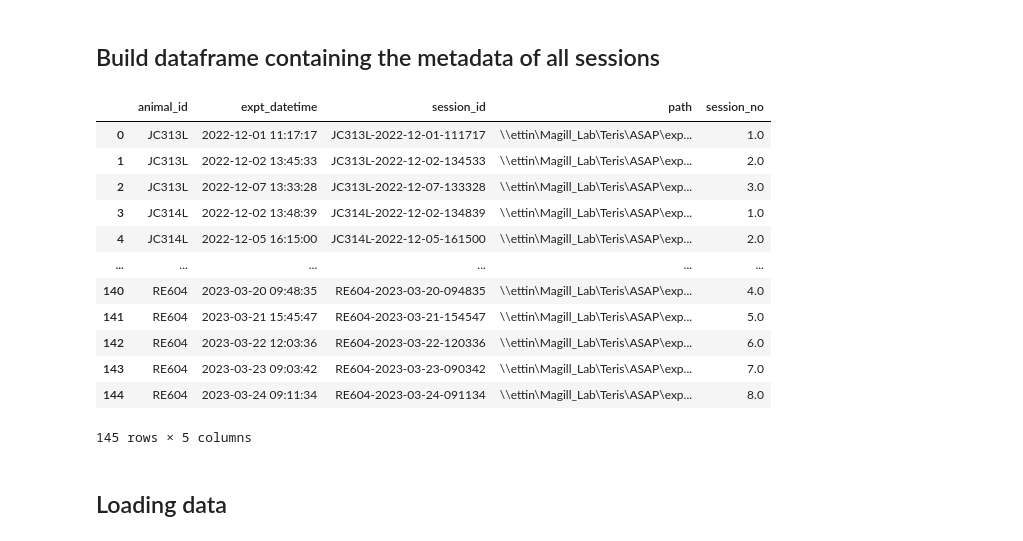
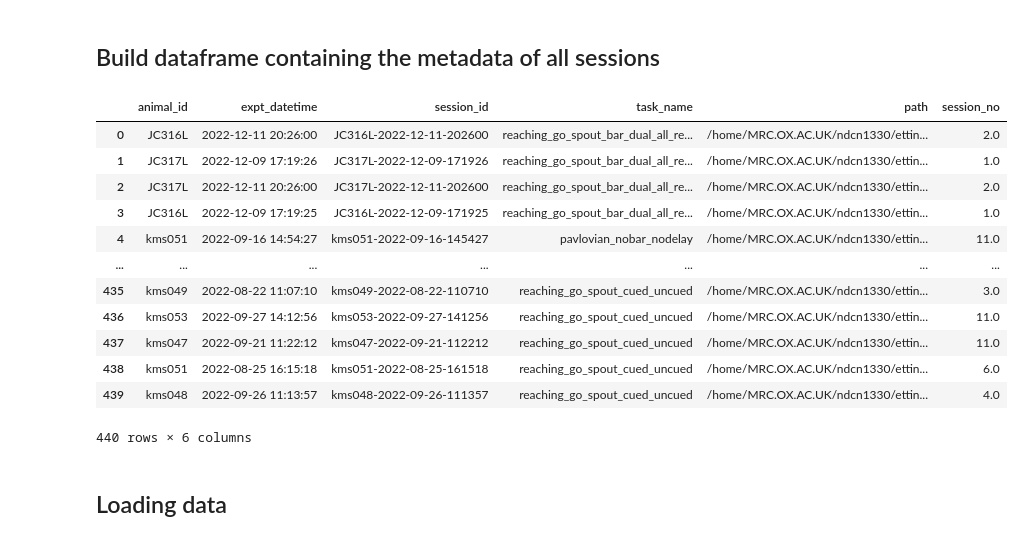
Before and after one commit to Magill-ASAP-team/trialexp, a Jupyter notebook: notebooks/workflow/multi_session_analysis_filter.ipynb, the cells around one changed output. Saved outputs shown, nothing was run; the diff lists cells and outputs as text; code cells hidden in the pictures.

```diff
--- a/notebooks/workflow/multi_session_analysis_filter.ipynb
+++ b/notebooks/workflow/multi_session_analysis_filter.ipynb
@@ -18,24 +18,26 @@ from trialexp.process.folder_org.utils import build_session_info, load_and_conca
 # %% [markdown]
 ## Build dataframe containing the metadata of all sessions
 # %%
-root_path = r'\\ettin\Magill_Lab\Teris\ASAP\expt_sessions\*'
+# root_path = r'\\ettin\Magill_Lab\Teris\ASAP\expt_sessions\*'
+
+root_path = '/home/MRC.OX.AC.UK/ndcn1330/ettin/Julien/Data/head-fixed/by_sessions/*/*'
 
 df_session_info = build_session_info(root_path)
 df_session_info
 # %% [output]
-|  | animal_id | expt_datetime | session_id | path | session_no |
-| 0 | JC313L | 2022-12-01 11:17:17 | JC313L-2022-12-01-111717 | \\ettin\Magill_Lab\Teris\ASAP\exp... | 1.0 |
-| 1 | JC313L | 2022-12-02 13:45:33 | JC313L-2022-12-02-134533 | \\ettin\Magill_Lab\Teris\ASAP\exp... | 2.0 |
-| 2 | JC313L | 2022-12-07 13:33:28 | JC313L-2022-12-07-133328 | \\ettin\Magill_Lab\Teris\ASAP\exp... | 3.0 |
-| 3 | JC314L | 2022-12-02 13:48:39 | JC314L-2022-12-02-134839 | \\ettin\Magill_Lab\Teris\ASAP\exp... | 1.0 |
-| 4 | JC314L | 2022-12-05 16:15:00 | JC314L-2022-12-05-161500 | \\ettin\Magill_Lab\Teris\ASAP\exp... | 2.0 |
-| ... | ... | ... | ... | ... | ... |
-| 140 | RE604 | 2023-03-20 09:48:35 | RE604-2023-03-20-094835 | \\ettin\Magill_Lab\Teris\ASAP\exp... | 4.0 |
-| 141 | RE604 | 2023-03-21 15:45:47 | RE604-2023-03-21-154547 | \\ettin\Magill_Lab\Teris\ASAP\exp... | 5.0 |
-| 142 | RE604 | 2023-03-22 12:03:36 | RE604-2023-03-22-120336 | \\ettin\Magill_Lab\Teris\ASAP\exp... | 6.0 |
-| 143 | RE604 | 2023-03-23 09:03:42 | RE604-2023-03-23-090342 | \\ettin\Magill_Lab\Teris\ASAP\exp... | 7.0 |
-| 144 | RE604 | 2023-03-24 09:11:34 | RE604-2023-03-24-091134 | \\ettin\Magill_Lab\Teris\ASAP\exp... | 8.0 |
+|  | animal_id | expt_datetime | session_id | task_name | path | session_no |
+| 0 | JC316L | 2022-12-11 20:26:00 | JC316L-2022-12-11-202600 | reaching_go_spout_bar_dual_all_re... | /home/MRC.OX.AC.UK/ndcn1330/ettin... | 2.0 |
+| 1 | JC317L | 2022-12-09 17:19:26 | JC317L-2022-12-09-171926 | reaching_go_spout_bar_dual_all_re... | /home/MRC.OX.AC.UK/ndcn1330/ettin... | 1.0 |
+| 2 | JC317L | 2022-12-11 20:26:00 | JC317L-2022-12-11-202600 | reaching_go_spout_bar_dual_all_re... | /home/MRC.OX.AC.UK/ndcn1330/ettin... | 2.0 |
+| 3 | JC316L | 2022-12-09 17:19:25 | JC316L-2022-12-09-171925 | reaching_go_spout_bar_dual_all_re... | /home/MRC.OX.AC.UK/ndcn1330/ettin... | 1.0 |
+| 4 | kms051 | 2022-09-16 14:54:27 | kms051-2022-09-16-145427 | pavlovian_nobar_nodelay | /home/MRC.OX.AC.UK/ndcn1330/ettin... | 11.0 |
+| ... | ... | ... | ... | ... | ... | ... |
+| 435 | kms049 | 2022-08-22 11:07:10 | kms049-2022-08-22-110710 | reaching_go_spout_cued_uncued | /home/MRC.OX.AC.UK/ndcn1330/ettin... | 3.0 |
+| 436 | kms053 | 2022-09-27 14:12:56 | kms053-2022-09-27-141256 | reaching_go_spout_cued_uncued | /home/MRC.OX.AC.UK/ndcn1330/ettin... | 11.0 |
+| 437 | kms047 | 2022-09-21 11:22:12 | kms047-2022-09-21-112212 | reaching_go_spout_cued_uncued | /home/MRC.OX.AC.UK/ndcn1330/ettin... | 11.0 |
+| 438 | kms051 | 2022-08-25 16:15:18 | kms051-2022-08-25-161518 | reaching_go_spout_cued_uncued | /home/MRC.OX.AC.UK/ndcn1330/ettin... | 6.0 |
+| 439 | kms048 | 2022-09-26 11:13:57 | kms048-2022-09-26-111357 | reaching_go_spout_cued_uncued | /home/MRC.OX.AC.UK/ndcn1330/ettin... | 4.0 |
-145 rows × 5 columns
+440 rows × 6 columns
 # %% [markdown]
 ## Loading data
 # %% [markdown]
```
Also changed, not shown: parts of 11 cells of this notebook, 2 other files.
